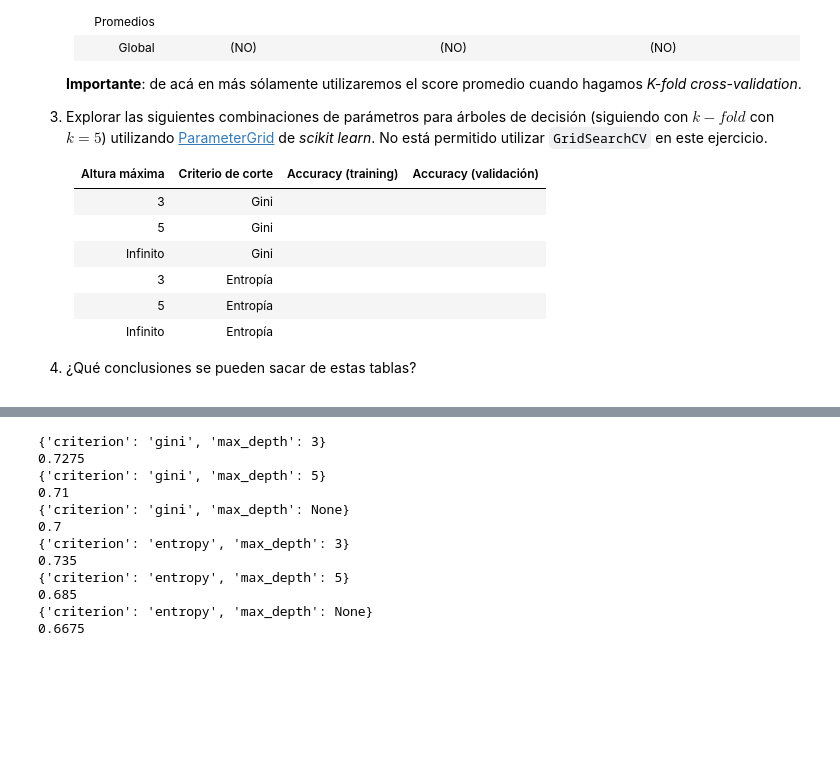
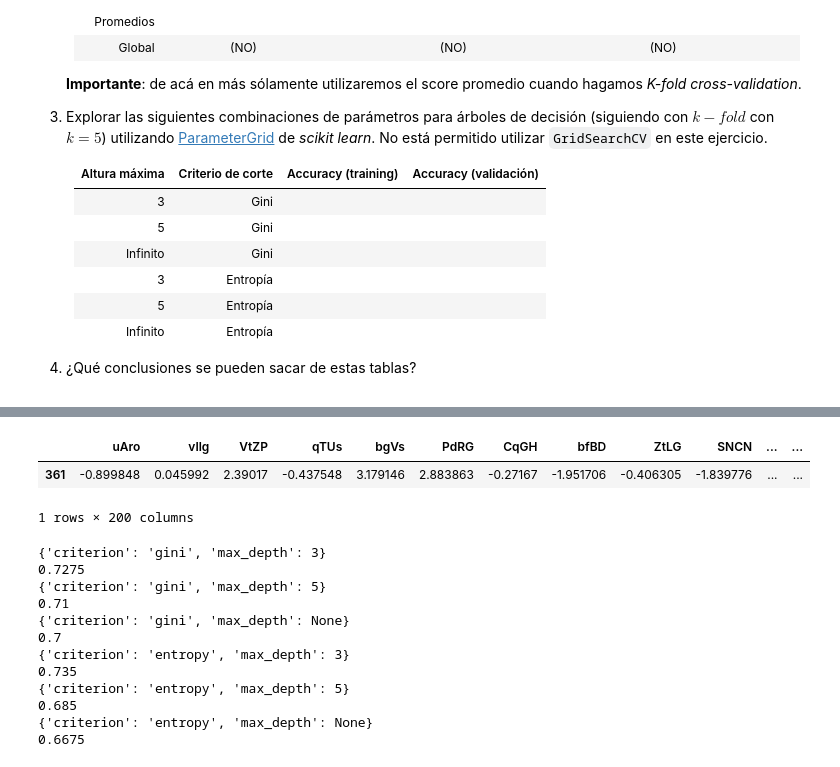
Before and after one commit to Magali8310/Facultad, a Jupyter notebook: Aprendizaje Automático/Trabajo Práctico 1/tp01-enunciado.ipynb, the cells around one changed output, grey strips where cells are left out. Drawn from its saved outputs; the diff is of its cells as text; code cells hidden in the pictures; blank space fills up the shorter version.

```diff
--- a/Aprendizaje Automático/Trabajo Práctico 1/tp01-enunciado.ipynb
+++ b/Aprendizaje Automático/Trabajo Práctico 1/tp01-enunciado.ipynb
@@ -318,3 +325,9 @@ results['test_accuracy'].mean()
+# %%
+X_train[4:4+1]
+# %% [output]
+|  | uAro | vIlg | VtZP | qTUs | bgVs | PdRG | CqGH | bfBD | ZtLG | SNCN | ... | ... |
+| 361 | -0.899848 | 0.045992 | 2.39017 | -0.437548 | 3.179146 | 2.883863 | -0.27167 | -1.951706 | -0.406305 | -1.839776 | ... | ... |
+1 rows × 200 columns
 # %%
 from sklearn.model_selection import ParameterGrid
 grid = ParameterGrid({"max_depth":[3, 5, None] , "criterion":["gini", "entropy"]})
```
Also changed, not shown: parts of 5 cells of this notebook, 3 other files.
